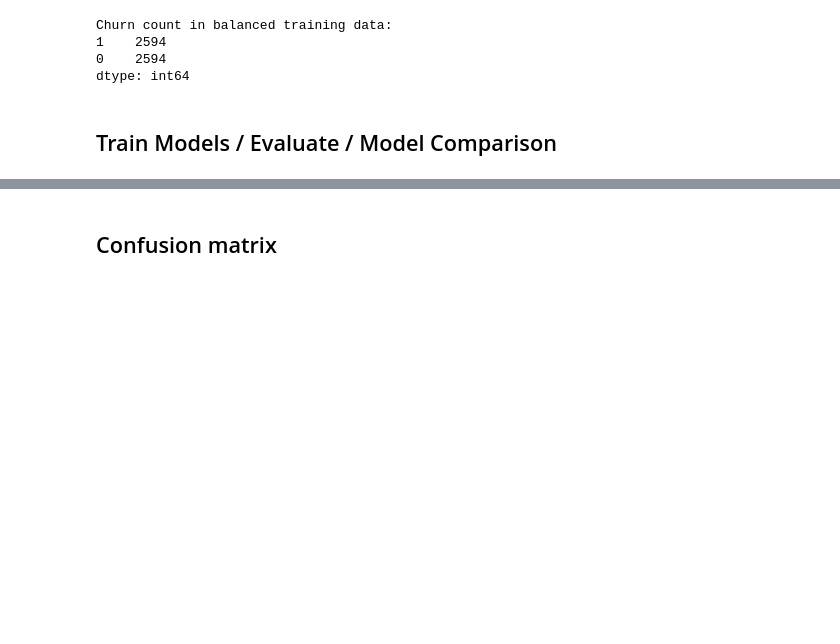
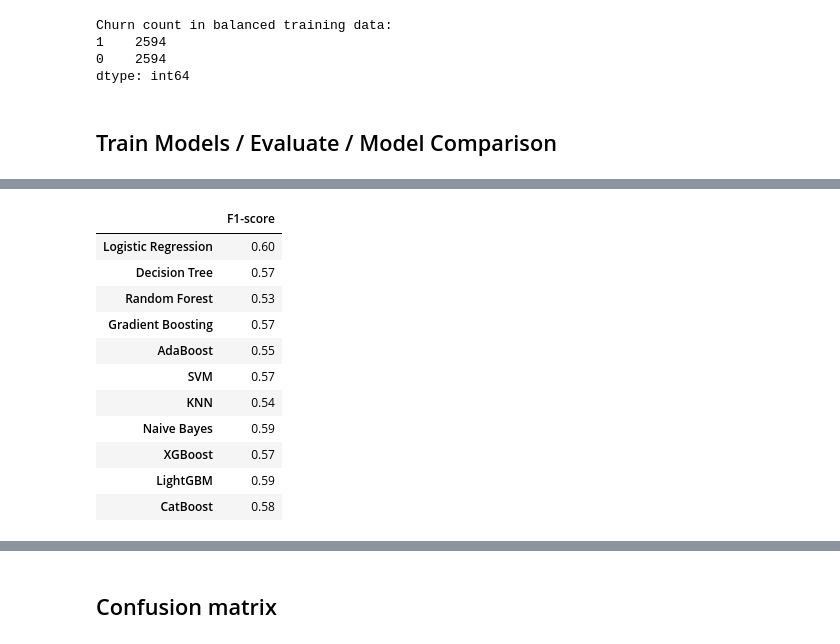
Before and after one commit to Israel-Anaba/Classification-Project-Customer-Attrition-Case, a Jupyter notebook: Customer Churn .ipynb, the cells around one changed output, grey strips where cells are left out. Cells and saved outputs as stored; diff of their text form; code cells hidden in the pictures; blank space fills up the shorter version.

```diff
--- a/Customer Churn .ipynb
+++ b/Customer Churn .ipynb
@@ -1087,0 +1098,60 @@ Leaderboard: Imbalance Data
+# %%
+from sklearn.metrics import classification_report
+
+# Define the calculate_metrics function
+def calculate_metrics(y_true, y_pred):
+    f1 = f1_score(y_true, y_pred)
+    return f1
+
+# Initialize the models
+models = [
+    LogisticRegression(random_state=4, solver='liblinear', max_iter=1000),
+    DecisionTreeClassifier(random_state=4, criterion='gini',min_samples_leaf=8, max_depth=5),
+    RandomForestClassifier(random_state=4, n_estimators=100, max_depth=5),
+    GradientBoostingClassifier(random_state=4, n_estimators=100, learning_rate=0.1),
+    AdaBoostClassifier(random_state=4, n_estimators=100, learning_rate=0.1),
+    SVC(random_state=4, kernel='rbf', C=1.0),
+    KNeighborsClassifier(n_neighbors=5),
+    GaussianNB(),
+    XGBClassifier(random_state=4, n_estimators=100, learning_rate=0.1),
+    LGBMClassifier(random_state=4, n_estimators=100, learning_rate=0.1),
+    CatBoostClassifier(random_state=4, verbose=0, iterations=100)
+]
+
+model_names = [
+    'Logistic Regression',
+    'Decision Tree',
+    'Random Forest',
+    'Gradient Boosting',
+    'AdaBoost',
+    'SVM',
+    'KNN',
+    'Naive Bayes',
+    'XGBoost',
+    'LightGBM',
+    'CatBoost'
+]
+
+leaderboard = {}
+
+for model, name in zip(models, model_names):
+    model.fit(X_train_encoded, y_train)
+    y_pred = model.predict(X_test_encoded)
+    f1 = calculate_metrics(y_test, y_pred)
+    leaderboard[name] = {'F1-score': f1}
+
+    # Print the classification report
+    print(f"Classification Report for {name}:")
+    print(classification_report(y_test, y_pred))
+    print()
+
+# Create a DataFrame from the leaderboard dictionary
+leaderboard_df = pd.DataFrame(leaderboard).transpose()
+
+# Format the F1-score column to display with two decimal places
+leaderboard_df['F1-score'] = leaderboard_df['F1-score'].map('{:.2f}'.format)
+
+# Print the leaderboard DataFrame
+print("Leaderboard: Imbalance Data")
+leaderboard_df
+# %% [output]
@@ -1088,3 +1175,15 @@ Leaderboard: Imbalance Data
+|  | F1-score |
+| Logistic Regression | 0.60 |
+| Decision Tree | 0.57 |
+| Random Forest | 0.53 |
+| Gradient Boosting | 0.57 |
+| AdaBoost | 0.55 |
+| SVM | 0.57 |
+| KNN | 0.54 |
+| Naive Bayes | 0.59 |
+| XGBoost | 0.57 |
+| LightGBM | 0.59 |
+| CatBoost | 0.58 |
 # %%
 # Define the calculate_metrics function
 def calculate_metrics(y_true, y_pred):
```
Also changed, not shown: parts of 35 cells of this notebook, 1 other file.
